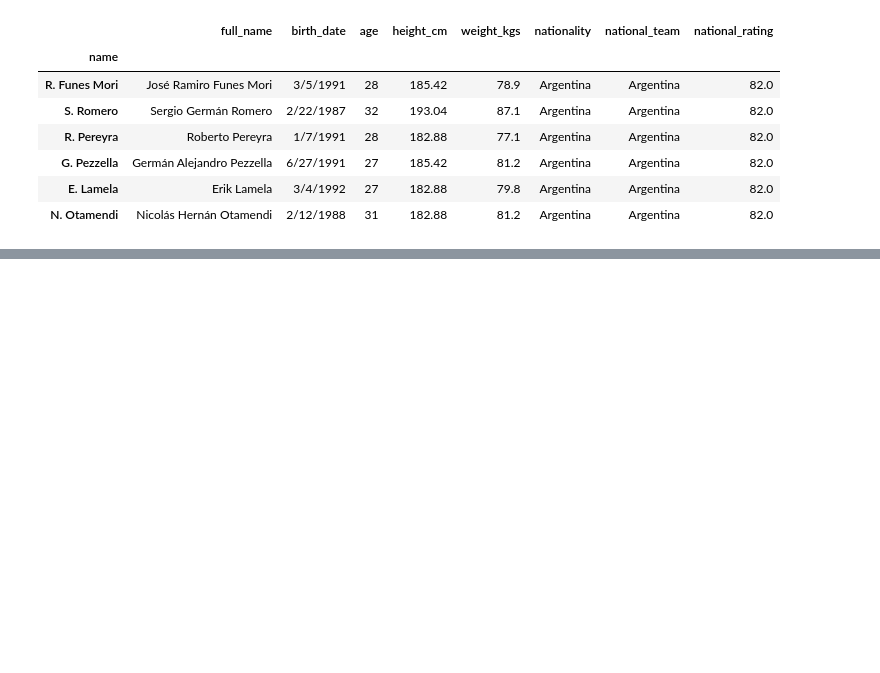
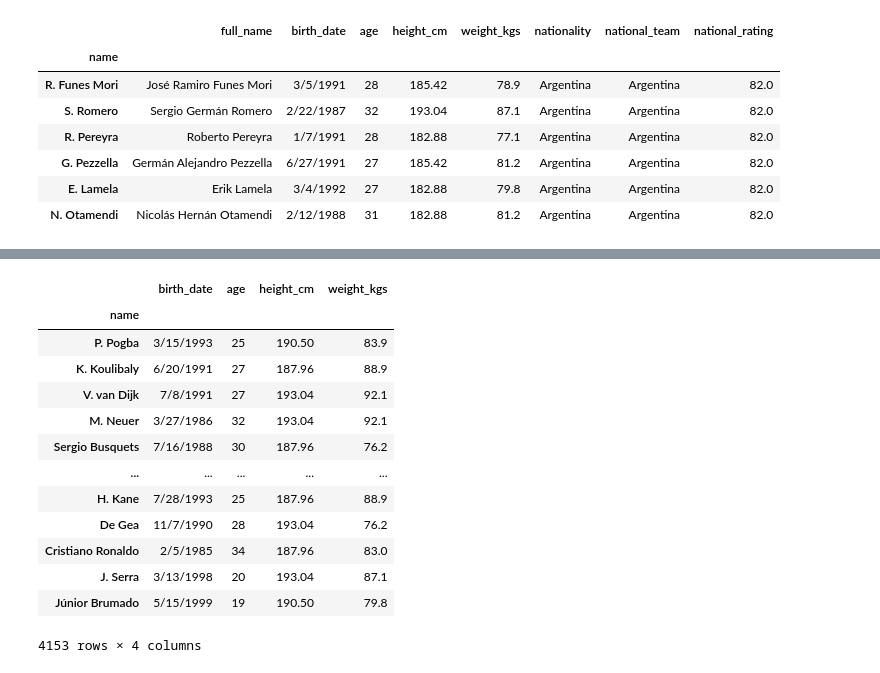
Before and after one commit to DiilaNa/Data_Science_with-Pandas, a Jupyter notebook: Project-1/DataExtractionWithPandas.ipynb, the cells around one changed output, grey strips where cells are left out. Drawn from its saved outputs; the diff is of its cells as text; code cells hidden in the pictures; blank space fills up the shorter version.

Commit message:
iloc()

```diff
--- a/Project-1/DataExtractionWithPandas.ipynb
+++ b/Project-1/DataExtractionWithPandas.ipynb
@@ -230,0 +344,20 @@ df_players.loc[(df_players['height_cm']>180) & (df_players['national_team']=="Ar
+# %%
+# ----------------------selecting with conditions-------------------
+columns = [1,2,3,4]
+
+df_players.iloc[list(df_players['height_cm']>186),columns]
+# %% [output]
+|  | birth_date | age | height_cm | weight_kgs |
+| name |  |  |  |  |
+| P. Pogba | 3/15/1993 | 25 | 190.50 | 83.9 |
+| K. Koulibaly | 6/20/1991 | 27 | 187.96 | 88.9 |
+| V. van Dijk | 7/8/1991 | 27 | 193.04 | 92.1 |
+| M. Neuer | 3/27/1986 | 32 | 193.04 | 92.1 |
+| Sergio Busquets | 7/16/1988 | 30 | 187.96 | 76.2 |
+| ... | ... | ... | ... | ... |
+| H. Kane | 7/28/1993 | 25 | 187.96 | 88.9 |
+| De Gea | 11/7/1990 | 28 | 193.04 | 76.2 |
+| Cristiano Ronaldo | 2/5/1985 | 34 | 187.96 | 83.0 |
+| J. Serra | 3/13/1998 | 20 | 193.04 | 87.1 |
+| Júnior Brumado | 5/15/1999 | 19 | 190.50 | 79.8 |
+4153 rows × 4 columns
```
Also changed, not shown: parts of 11 cells of this notebook.
